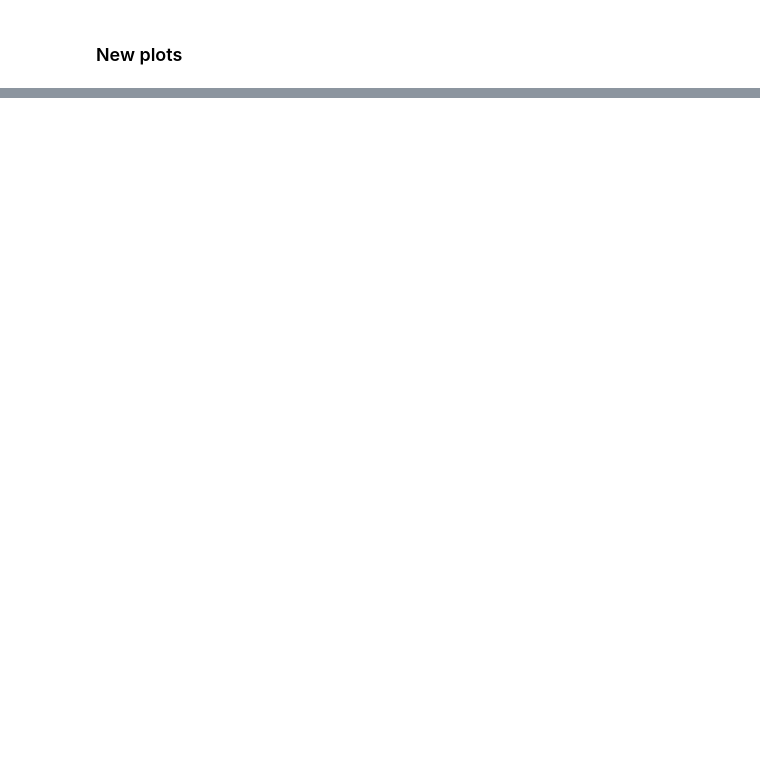
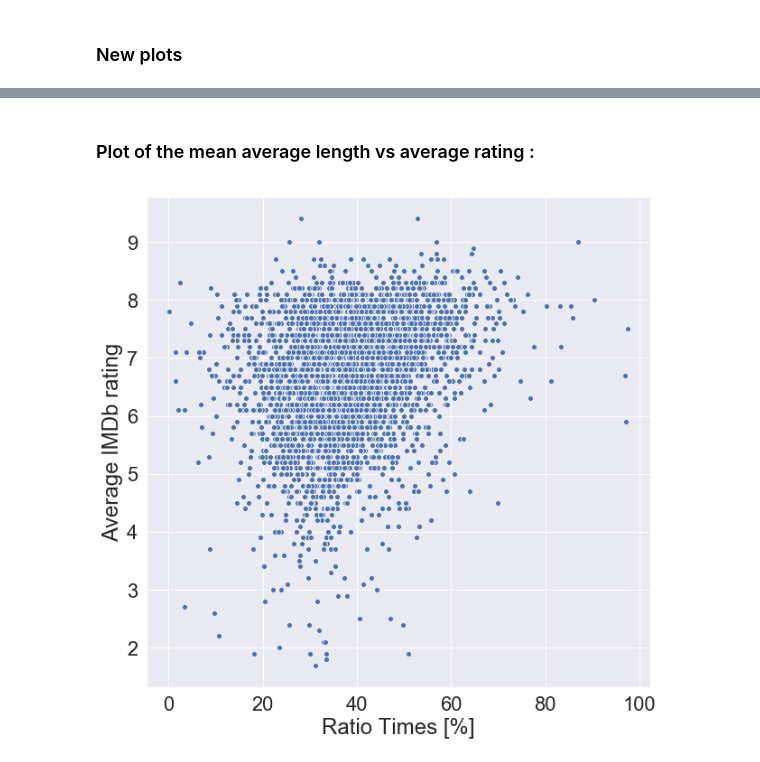
Before and after one commit to Xabitsuki/adamax, a Jupyter notebook: X-tasks.ipynb, the cells around one changed output, grey strips where cells are left out. Saved outputs shown, nothing was run; the diff lists cells and outputs as text; code cells hidden in the pictures; blank space fills up the shorter version.

Commit message:
Finish plots for the three indicators of text particularities

```diff
--- a/X-tasks.ipynb
+++ b/X-tasks.ipynb
@@ -428,0 +365,4 @@ sp_0 = spark.read('')
+# %%
+df_j1 = df_j0.join(other=df_rat0.select('tconst', 'averageRating'),
+                   on='tconst',
+                   how='inner')
@@ -428,0 +375,2 @@ sp_0 = spark.read('')
+# %%
+ df_pd = df_j1.toPandas()
@@ -428,0 +386,29 @@ sp_0 = spark.read('')
+# %%
+df_pd['times ratio'] = df_pd['subtitle_mins']/df_pd['runtimeMinutes']*100
+
+df_pd['distinct_index'] = df_pd['num_distinct_words']/(df_pd['runtimeMinutes']*
+                                                       df_pd['num_words']*
+                                                       df_pd['mean_length_sentences'])
+
+df_pd['norm_mean_av_s_length'] = df_pd['mean_length_sentences']/df_pd['runtimeMinutes']
+# %%
+def scat_plot(df, col1, col2,figsize=(10,10), xlabel='', ylabel=''):
+    fig, ax = plt.subplots(figsize=figsize)
+    sns.scatterplot(x=col1,y=col2,data = df,palette='muted');
+    plt.xlim = (0,100)
+    plt.ylim = (0,10)
+    if(xlabel and ylabel):ax.set(xlabel=xlabel,ylabel=ylabel)
+# %% [markdown]
+### Plot of the mean average length vs average rating :
+# %%
+# filter movies that have subtitles times longer than their duration
+df_pd100 = df_pd.drop(df_pd[df_pd['times ratio'] > 100].index, axis=0)
+
+
+scat_plot(df=df_pd100,
+          col1='times ratio',
+          col2='averageRating',
+          xlabel='Ratio Times [%]',
+          ylabel='Average IMDb rating')
+# %% [output]
+[figure, added]
```
Also changed, not shown: parts of 60 cells of this notebook, 2 other files.
